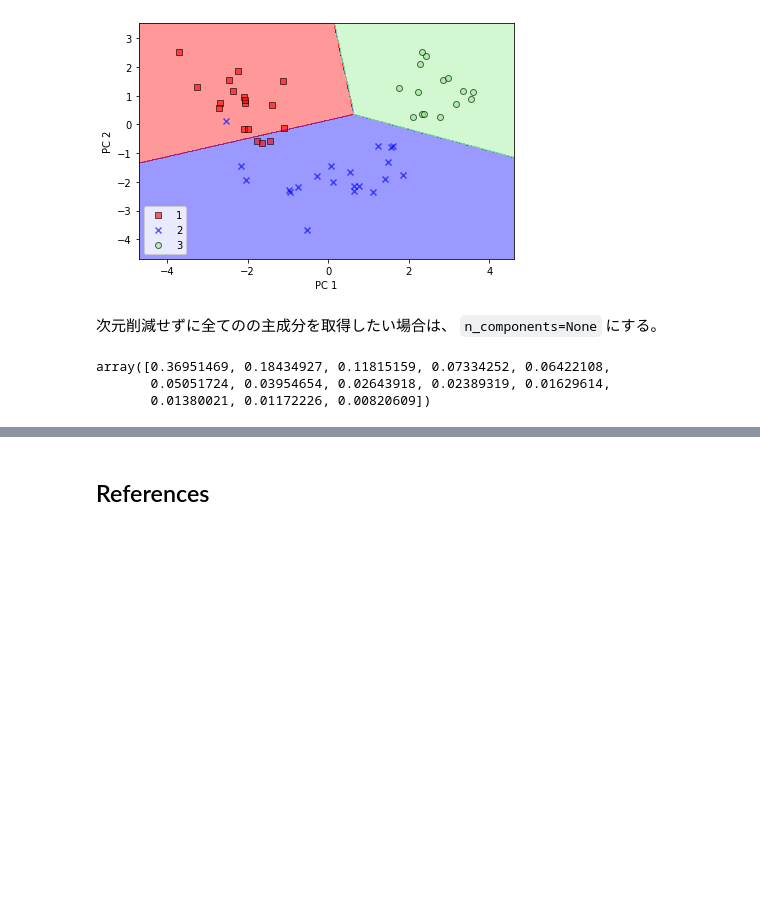
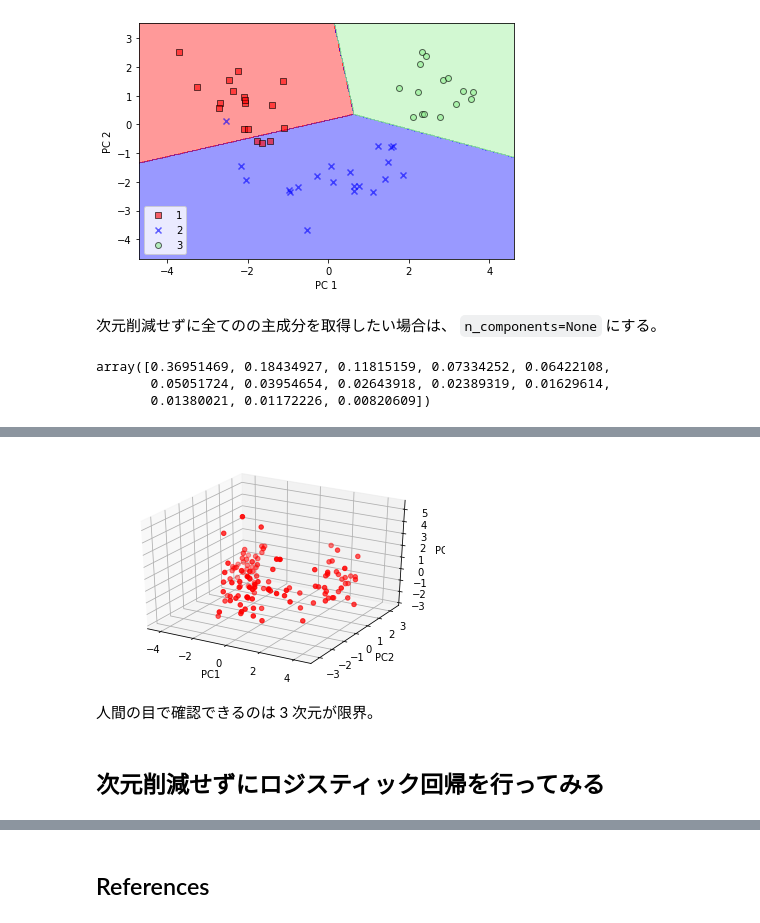
Before and after one commit to hnishi/hnishi_da_handson, a Jupyter notebook: da_handson_pca.ipynb, the cells around one changed output, grey strips where cells are left out. Drawn from its saved outputs; the diff is of its cells as text; code cells hidden in the pictures; blank space fills up the shorter version.

```diff
--- a/da_handson_pca.ipynb
+++ b/da_handson_pca.ipynb
@@ -509,0 +707,20 @@ array([0.36951469, 0.18434927, 0.11815159, 0.07334252, 0.06422108,
+# %%
+from mpl_toolkits.mplot3d import Axes3D
+import matplotlib.pyplot as plt
+
+fig = plt.figure()
+ax = fig.add_subplot(111, projection='3d')
+
+ax.scatter(X_train_pca[:,0], X_train_pca[:,1], X_train_pca[:,2], c='r', marker='o')
+
+ax.set_xlabel('PC1')
+ax.set_ylabel('PC2')
+ax.set_zlabel('PC3')
+
+plt.show()
+# %% [output]
+[figure, added]
+# %% [markdown]
+人間の目で確認できるのは 3 次元が限界。
+# %% [markdown]
+## 次元削減せずにロジスティック回帰を行ってみる
```
Also changed, not shown: parts of 46 cells of this notebook.
